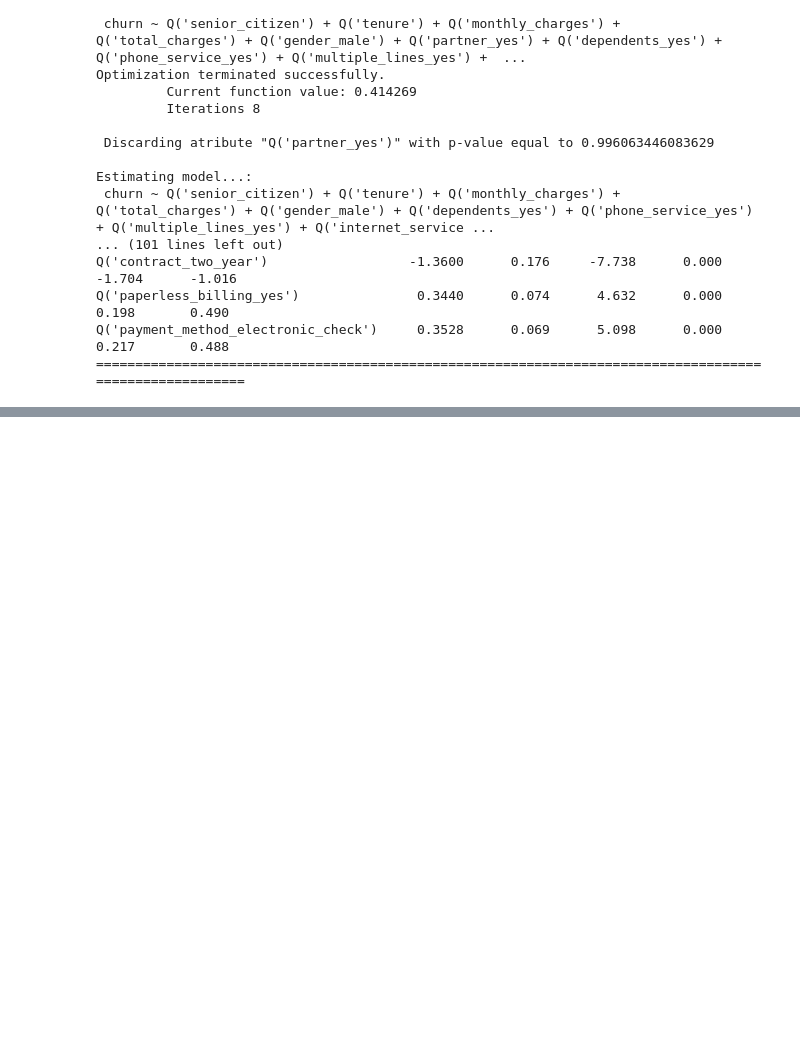
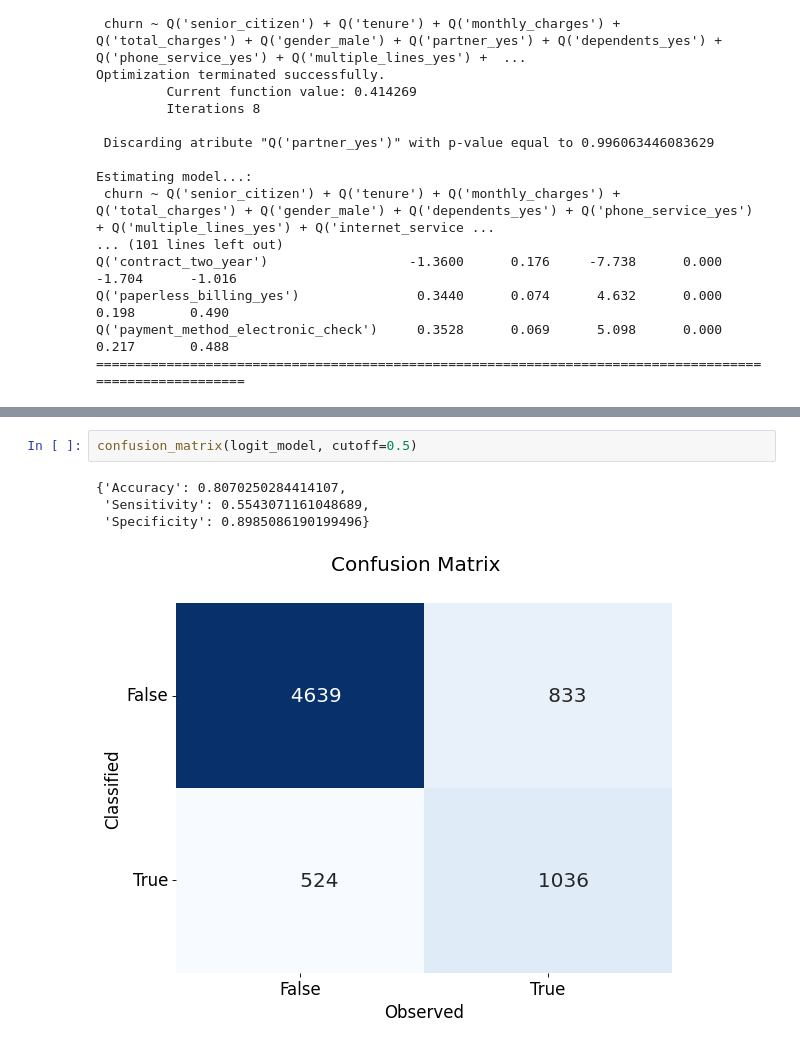
Before and after one commit to dan-teixeira/data-science, a Jupyter notebook: telco_costumer_churn/telco_customer_churn.ipynb, the cells around one changed output, grey strips where cells are left out. Drawn from its saved outputs; the diff is of its cells as text; blank space fills up the shorter version.

Commit message:
Modeling progress + confusion matrix function

```diff
--- a/telco_costumer_churn/telco_customer_churn.ipynb
+++ b/telco_costumer_churn/telco_customer_churn.ipynb
@@ -289,3 +299,10 @@ Logit Regression Results
 | Q('contract_two_year') | -1.3600 | 0.176 | -7.738 | 0.000 | -1.704 | -1.016 |
 | Q('paperless_billing_yes') | 0.3440 | 0.074 | 4.632 | 0.000 | 0.198 | 0.490 |
 | Q('payment_method_electronic_check') | 0.3528 | 0.069 | 5.098 | 0.000 | 0.217 | 0.488 |
+# %%
+confusion_matrix(logit_model, cutoff=0.5)
+# %% [output]
+{'Accuracy': 0.8070250284414107,
+ 'Sensitivity': 0.5543071161048689,
+ 'Specificity': 0.8985086190199496}
+[figure, added]
```
Also changed, not shown: parts of 5 cells of this notebook, 1 other file.
